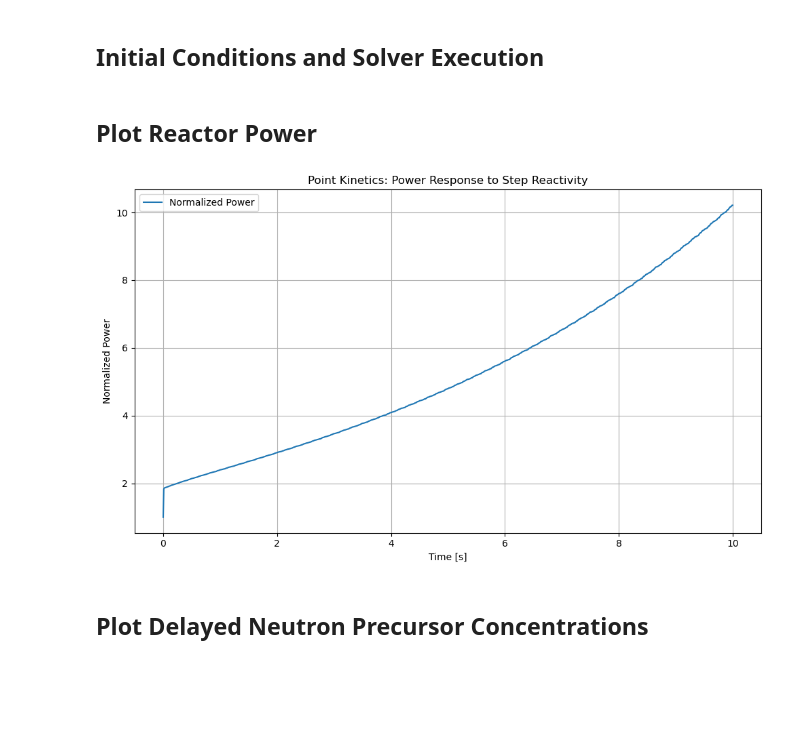
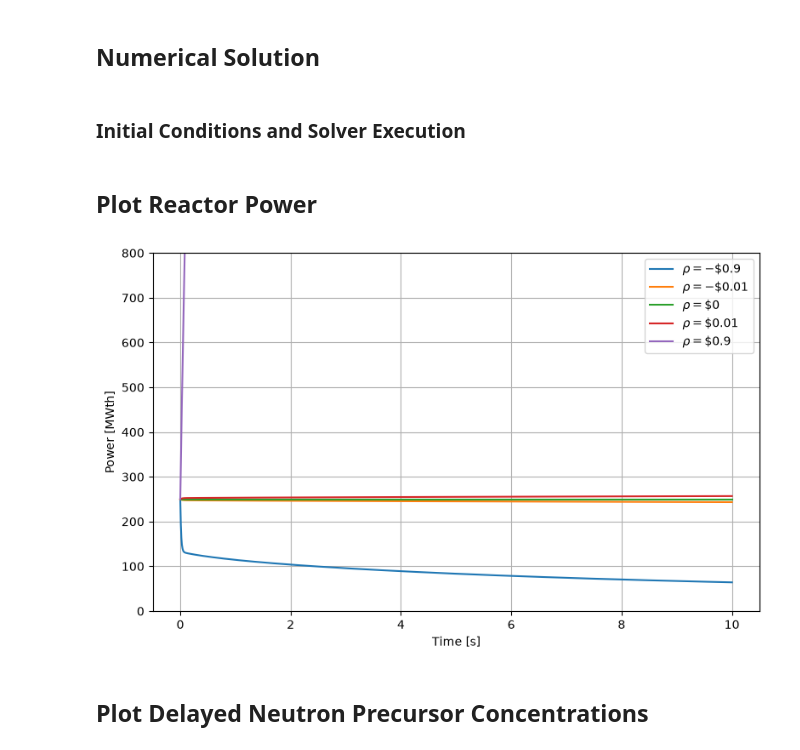
Before and after one commit to jbbpontes/NUCE403-Homeworks, a Jupyter notebook: PKE_HW5.ipynb, the cells around one changed output. Cells and saved outputs as stored; diff of their text form; code cells hidden in the pictures; blank space fills up the shorter version.

```diff
--- a/PKE_HW5.ipynb
+++ b/PKE_HW5.ipynb
@@ -22,0 +81,5 @@ The point kinetics equations are defined as a system of ODEs to be solved by `so
+# %%
+rhos = beta_total*np.array([-0.9, -0.01, 0, 0.01, 0.9])
+# %%
+t = np.logspace(-4, 2.5, 500)  # time array
+#t = np.linspace(0, 50e-3, 100)  # time array
@@ -23,3 +136,5 @@ The point kinetics equations are defined as a system of ODEs to be solved by `so
+# %% [markdown]
+## Numerical Solution
 # %%
 def pke_rhs(t, y, rho, beta_total, Lambda, betas, lambdas):
     n = y[0]
@@ -28,31 +143,53 @@ def pke_rhs(t, y, rho, beta_total, Lambda, betas, lambdas):
     dC_dt = (betas / Lambda) * n - lambdas * C
     return np.concatenate(([dn_dt], dC_dt))
 # %% [markdown]
-## Initial Conditions and Solver Execution
+### Initial Conditions and Solver Execution
 # %%
-n0 = 1.0
+n0 = 250
 C0 = betas * n0 / (Lambda * lambdas)
 y0 = np.concatenate(([n0], C0))
 t_span = (0, 10.0)
 t_eval = np.linspace(*t_span, 1000)
 
-sol = solve_ivp(
-    pke_rhs, t_span, y0, t_eval=t_eval, method='RK45',
-    args=(rho, beta_total, Lambda, betas, lambdas)
+sol0 = solve_ivp(
+    pke_rhs, t_span, y0, t_eval=t_eval, method='Radau',
+    args=(rhos[0], beta_total, Lambda, betas, lambdas)
 )
+sol1 = solve_ivp(
+    pke_rhs, t_span, y0, t_eval=t_eval, method='Radau',
+    args=(rhos[1], beta_total, Lambda, betas, lambdas)
+)
+sol2 = solve_ivp(
+    pke_rhs, t_span, y0, t_eval=t_eval, method='Radau',
+    args=(rhos[2], beta_total, Lambda, betas, lambdas)
+)
+sol3 = solve_ivp(
+    pke_rhs, t_span, y0, t_eval=t_eval, method='Radau',
+    args=(rhos[3], beta_total, Lambda, betas, lambdas)
+)
+sol4 = solve_ivp(
+    pke_rhs, t_span, y0, t_eval=t_eval, method='Radau',
+    args=(rhos[4], beta_total, Lambda, betas, lambdas)
+)
 # %% [markdown]
 ## Plot Reactor Power
 # %%
-plt.figure(figsize=(10, 6))
-plt.plot(sol.t, sol.y[0], label='Normalized Power')
+plt.figure(figsize=(8, 5))
+plt.plot(sol0.t, sol0.y[0], label=r'$\rho = -\$0.9$')
+plt.plot(sol1.t, sol1.y[0], label=r'$\rho = -\$0.01$')
+plt.plot(sol2.t, sol2.y[0], label=r'$\rho = \$0$')
+plt.plot(sol3.t, sol3.y[0], label=r'$\rho = \$0.01$')
+plt.plot(sol4.t, sol4.y[0], label=r'$\rho = \$0.9$')
 plt.xlabel('Time [s]')
-plt.ylabel('Normalized Power')
-plt.title('Point Kinetics: Power Response to Step Reactivity')
+plt.ylabel('Power [MWth]')
+#plt.title('Power Response to Step Reactivity')
 plt.grid(True)
 plt.legend()
+plt.ylim(-1, 800)
+#plt.xscale('log')
 plt.tight_layout()
 plt.show()
 # %% [output]
-[figure, old version]
+[figure, new version]
 # %% [markdown]
 ## Plot Delayed Neutron Precursor Concentrations
```
Also changed, not shown: parts of 24 cells of this notebook.
